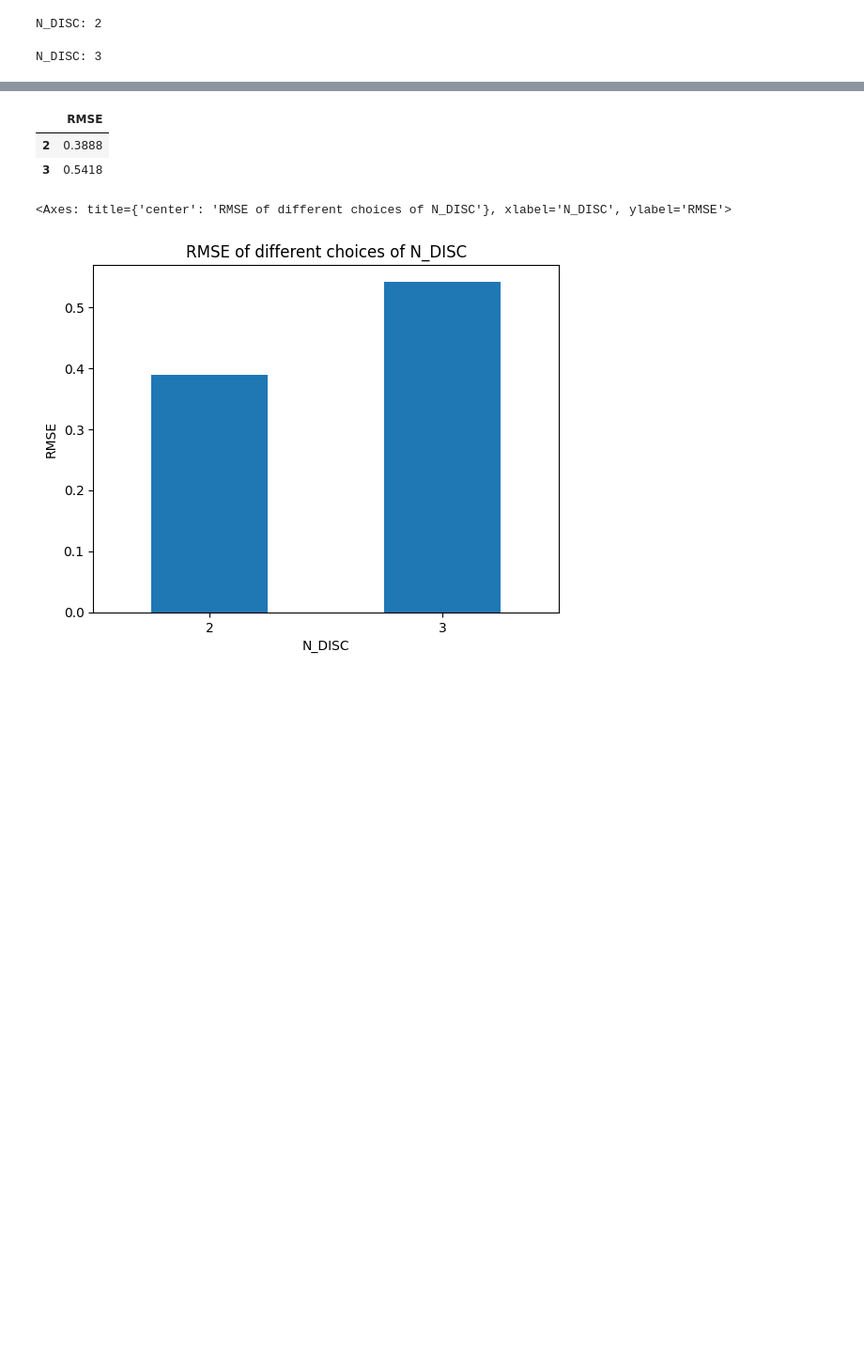
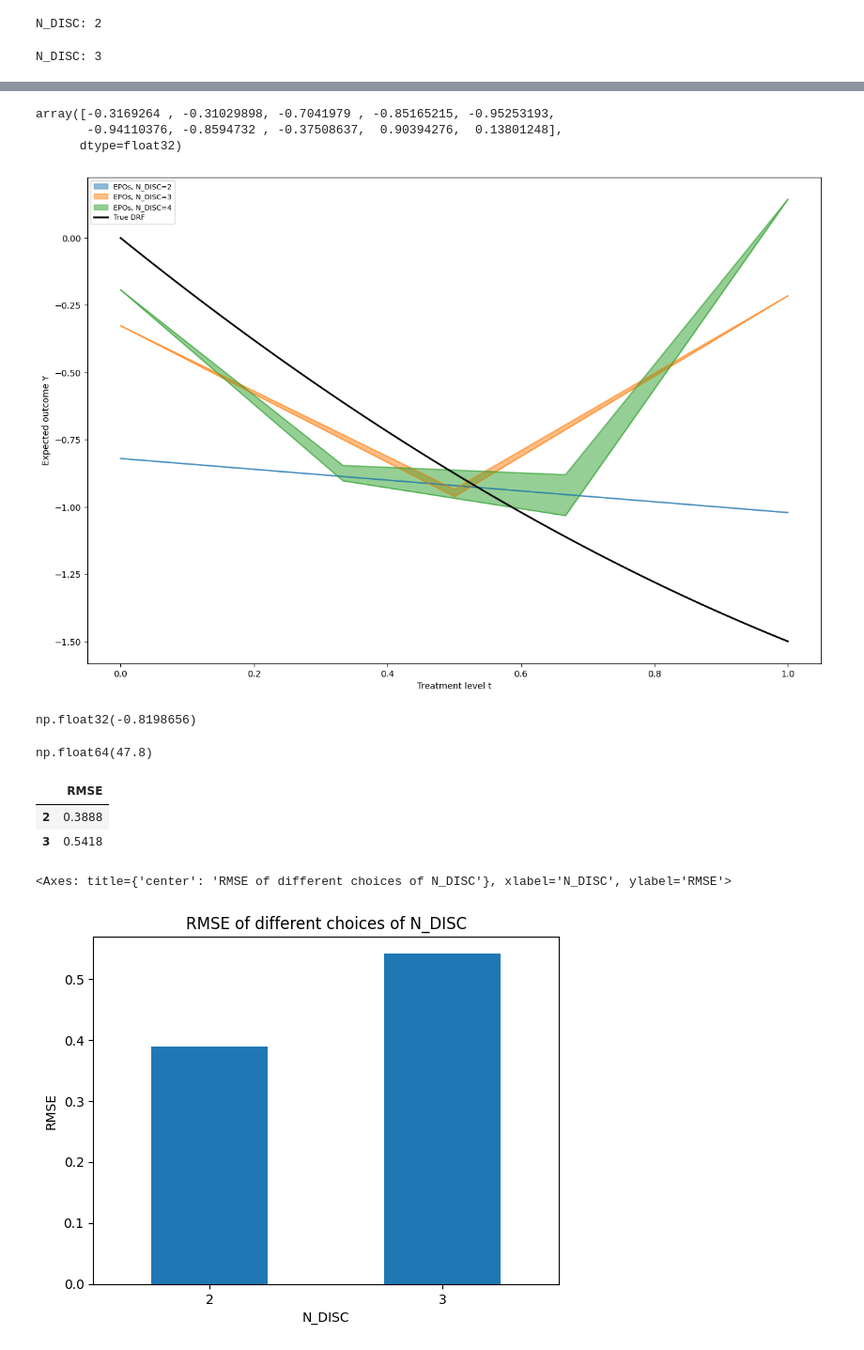
Before and after one commit to chris-L6/CausalPFN, a Jupyter notebook: notebooks/notebook_cepo_figuring_out.ipynb, the cells around one changed output, grey strips where cells are left out. Shown at 94% size. Drawn from its saved outputs; the diff is of its cells as text; code cells hidden in the pictures; blank space fills up the shorter version.

```diff
--- a/notebooks/notebook_cepo_figuring_out.ipynb
+++ b/notebooks/notebook_cepo_figuring_out.ipynb
@@ -165,0 +180,4 @@ KeyboardInterrupt:
+# %%
+df = pd.read_csv("../output/11-13-2025/cepo_vs_ate.csv",
+                 index_col=[0, 1],
+                 skipinitialspace=True)
@@ -166,3 +224,70 @@ KeyboardInterrupt:
+# %%
+np.maximum(y_left, y_right)
+# %% [output]
+array([-0.3169264 , -0.31029898, -0.7041979 , -0.85165215, -0.95253193,
+       -0.94110376, -0.8594732 , -0.37508637,  0.90394276,  0.13801248],
+      dtype=float32)
+# %%
+fig = plt.figure(figsize=(15, 10))
+
+# for coloring
+prop_cycle = plt.rcParams['axes.prop_cycle']
+colors = prop_cycle.by_key()["color"]
+
+for i, N in enumerate(range(2, 5)):
+    t_linspace = np.linspace(0, 1, N)
+    df_N = df.loc[[N]]
+    mu_0 = np.float32(df_N["EPOs"].values[0].split(",")[0][1:]) # get epo_0
+    # plot ATE curve starting at epo_0
+    # ates = df_N["ATEs"].values
+    # vals = [mu_0] + [mu_0 + sum(ates[:i]) for i in range(1, len(ates) + 1)] # discrete FTC
+    # plt.plot(t_linspace, vals,
+    #          '--',
+    #          linewidth=1,
+    #          label=f"ATEs, N_DISC={N}")
+    # prepare EPO values ("lower" and "upper")
+    y_left = [np.float32(df_N["EPOs"].values[j].split(",")[0][1:]) for j in range(len(df_N))] # right now importing from a csv gives awful string stuff
+    y_right = [np.float32(df_N["EPOs"].values[j].split(",")[1][:-1]) for j in range(len(df_N))]
+    y_left.append(y_right[-1]) # add last point
+    y_right = [y_left[0]] + y_right # add first point
+    y_left = np.array(y_left) # array-ify
+    y_right = np.array(y_right)
+    y_upper = np.maximum(y_left, y_right)
+    y_lower = np.minimum(y_left, y_right)
+    # plot EPO values
+    plt.plot(t_linspace, y_upper,
+             color=colors[i],
+             alpha=0.5)
+    plt.plot(t_linspace, y_lower,
+             color=colors[i],
+             alpha=0.5)
+    plt.fill_between(t_linspace, y_upper, y_lower,
+                     color=colors[i],
+                     alpha=0.5,
+                     label=f"EPOs, N_DISC={N}")
+
+# true drf
+t_mesh = np.linspace(0, 1, 100)
+plt.plot(t_mesh, drf(t_mesh),
+         linewidth=2,
+         c="k",
+         label="True DRF")
+
+plt.xlabel("Treatment level t")
+plt.ylabel("Expected outcome Y")
+plt.legend(fontsize=8)
+
+plt.show()
+# %% [output]
+[figure, added]
+# %%
+np.float32(df_N["EPOs"].values[0].split(",")[0][1:])
+# %% [output]
+np.float32(-0.8198656)
+# %%
+sum(np.array([12.4, 35.4, 12.3])[:2])
+# %% [output]
+np.float64(47.8)
 # %%
 # To get a good RMSE estimate for all the predictions, need a large mesh
 fine_mesh = np.linspace(0, 1, 100) # fixed, fine mesh
```
Also changed, not shown: parts of 6 cells of this notebook, 4 other files.
